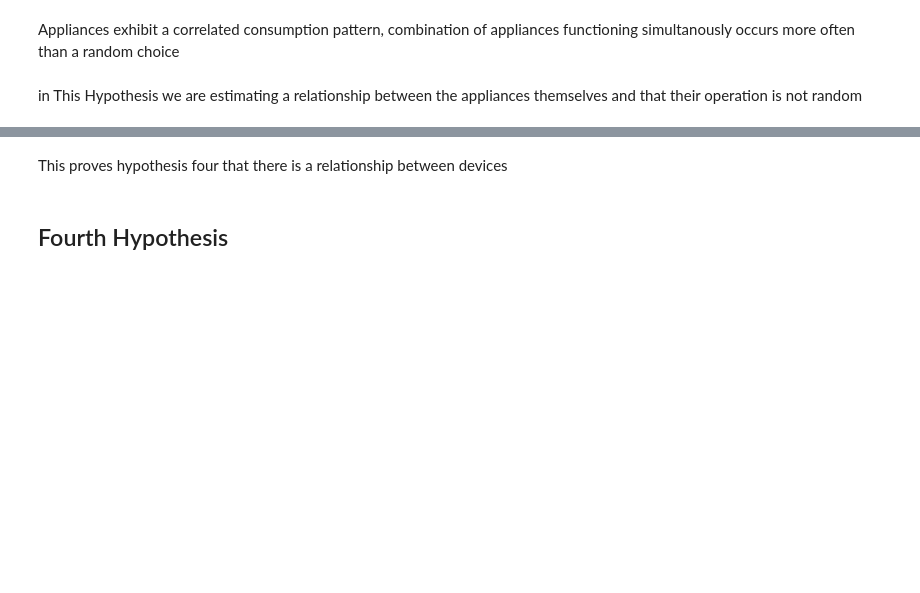
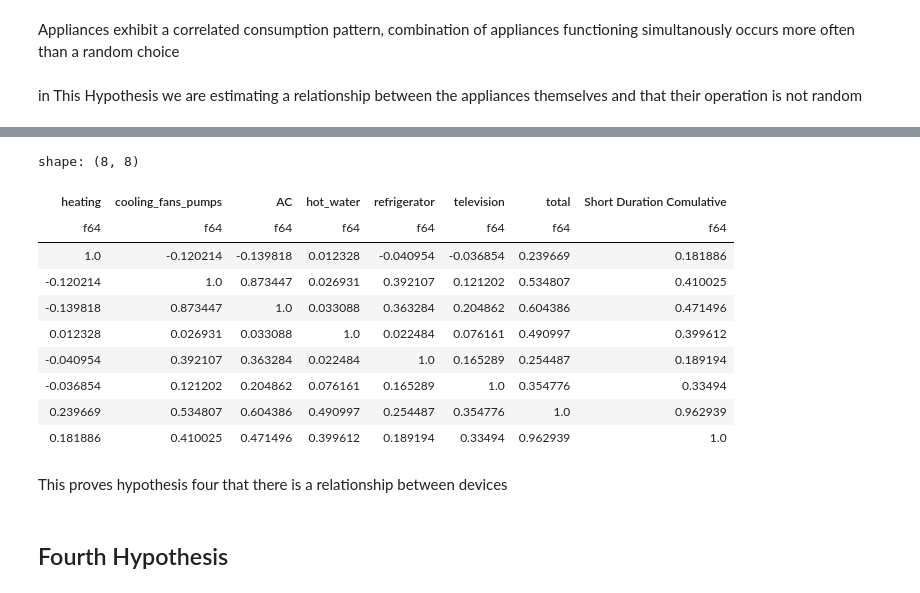
Before and after one commit to 1nuc/load-profile-decomposition, a Jupyter notebook: src/Customer_analysis/run.ipynb, the cells around one changed output, grey strips where cells are left out. Saved outputs shown, nothing was run; the diff lists cells and outputs as text; code cells hidden in the pictures; blank space fills up the shorter version.

```diff
--- a/src/Customer_analysis/run.ipynb
+++ b/src/Customer_analysis/run.ipynb
@@ -398,0 +404,14 @@ sns.pairplot(data=appl_rel.to_pandas(), hue='climatezone')
+# %%
+correlation
+# %% [output]
+shape: (8, 8)
+| heating | cooling_fans_pumps | AC | hot_water | refrigerator | television | total | Short Duration Comulative |
+| f64 | f64 | f64 | f64 | f64 | f64 | f64 | f64 |
+| 1.0 | -0.120214 | -0.139818 | 0.012328 | -0.040954 | -0.036854 | 0.239669 | 0.181886 |
+| -0.120214 | 1.0 | 0.873447 | 0.026931 | 0.392107 | 0.121202 | 0.534807 | 0.410025 |
+| -0.139818 | 0.873447 | 1.0 | 0.033088 | 0.363284 | 0.204862 | 0.604386 | 0.471496 |
+| 0.012328 | 0.026931 | 0.033088 | 1.0 | 0.022484 | 0.076161 | 0.490997 | 0.399612 |
+| -0.040954 | 0.392107 | 0.363284 | 0.022484 | 1.0 | 0.165289 | 0.254487 | 0.189194 |
+| -0.036854 | 0.121202 | 0.204862 | 0.076161 | 0.165289 | 1.0 | 0.354776 | 0.33494 |
+| 0.239669 | 0.534807 | 0.604386 | 0.490997 | 0.254487 | 0.354776 | 1.0 | 0.962939 |
+| 0.181886 | 0.410025 | 0.471496 | 0.399612 | 0.189194 | 0.33494 | 0.962939 | 1.0 |
```
Also changed, not shown: parts of 8 cells of this notebook, 1 other file.
